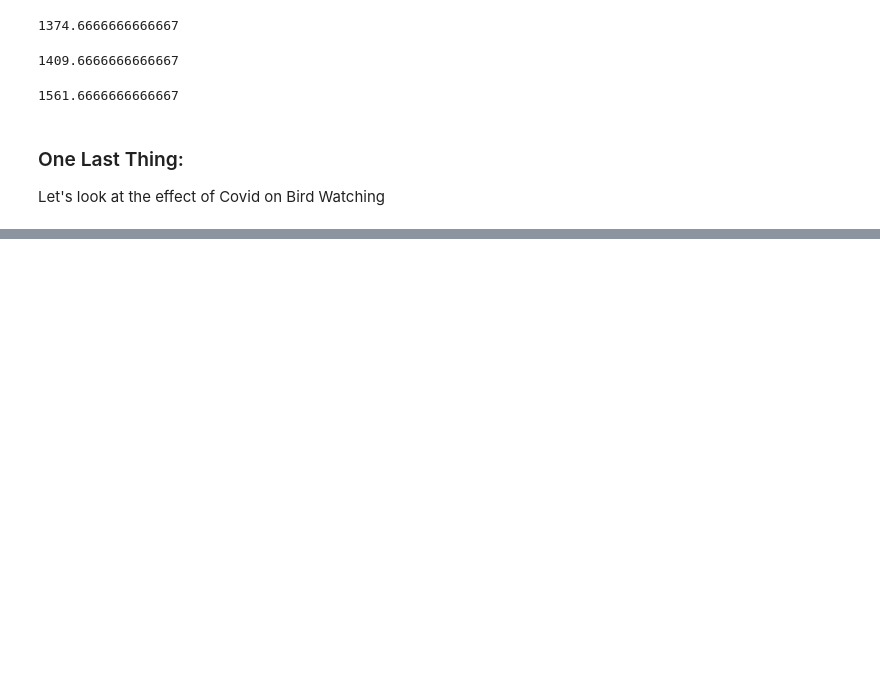
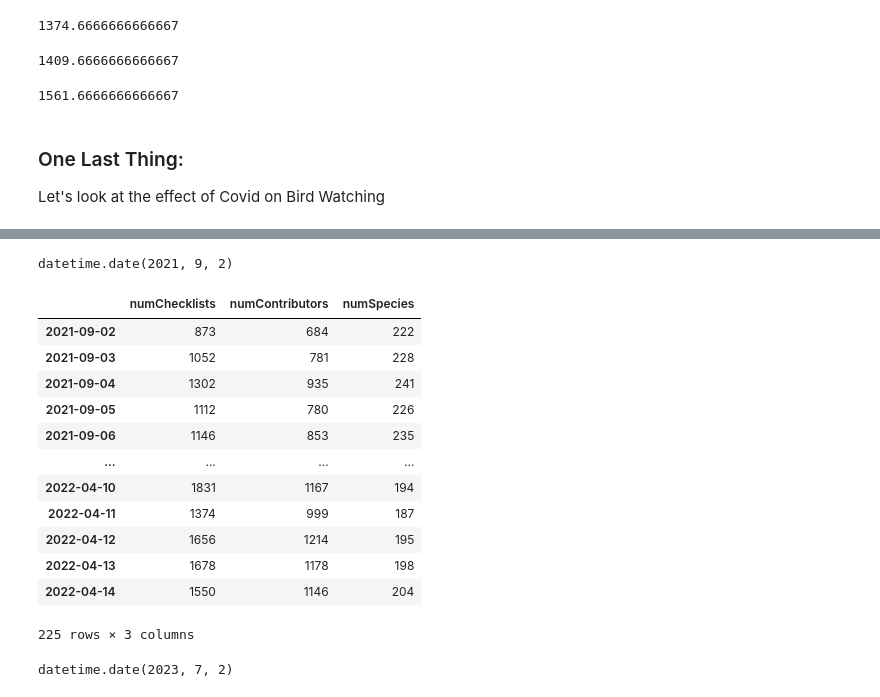
Before and after one commit to alichek/Lede-Project1-Birdwatching, a Jupyter notebook: BirdsNotebookClean.ipynb, the cells around one changed output, grey strips where cells are left out. Cells and saved outputs as stored; diff of their text form; code cells hidden in the pictures; blank space fills up the shorter version.

```diff
--- a/BirdsNotebookClean.ipynb
+++ b/BirdsNotebookClean.ipynb
@@ -896,0 +938,39 @@ ny_df_long
+# %%
+obs_dates_long[975]
+# %% [output]
+datetime.date(2021, 9, 2)
+# %%
+ny_data_long2 = []
+for date in obs_dates_long[975:1200]:
+    url = f"https://api.ebird.org/v2/product/stats/US-NY/{date.year}/{date.month}/{date.day}"
+    # print(url)
+
+    payload={}
+    headers = {
+      'X-eBirdApiToken': API_KEY
+    }
+    response = requests.request("GET", url, headers=headers, data=payload)
+    text = response.json()
+
+    ny_data_long2.append(text)
+# %%
+ny_df_long2 = pd.DataFrame(ny_data_long2, index=obs_dates_long[975:1200])
+ny_df_long2
+# %% [output]
+|  | numChecklists | numContributors | numSpecies |
+| 2021-09-02 | 873 | 684 | 222 |
+| 2021-09-03 | 1052 | 781 | 228 |
+| 2021-09-04 | 1302 | 935 | 241 |
+| 2021-09-05 | 1112 | 780 | 226 |
+| 2021-09-06 | 1146 | 853 | 235 |
+| ... | ... | ... | ... |
+| 2022-04-10 | 1831 | 1167 | 194 |
+| 2022-04-11 | 1374 | 999 | 187 |
+| 2022-04-12 | 1656 | 1214 | 195 |
+| 2022-04-13 | 1678 | 1178 | 198 |
+| 2022-04-14 | 1550 | 1146 | 204 |
+225 rows × 3 columns
+# %%
+obs_dates_long[1643]
+# %% [output]
+datetime.date(2023, 7, 2)
```
Also changed, not shown: parts of 20 cells of this notebook, 1 other file.
